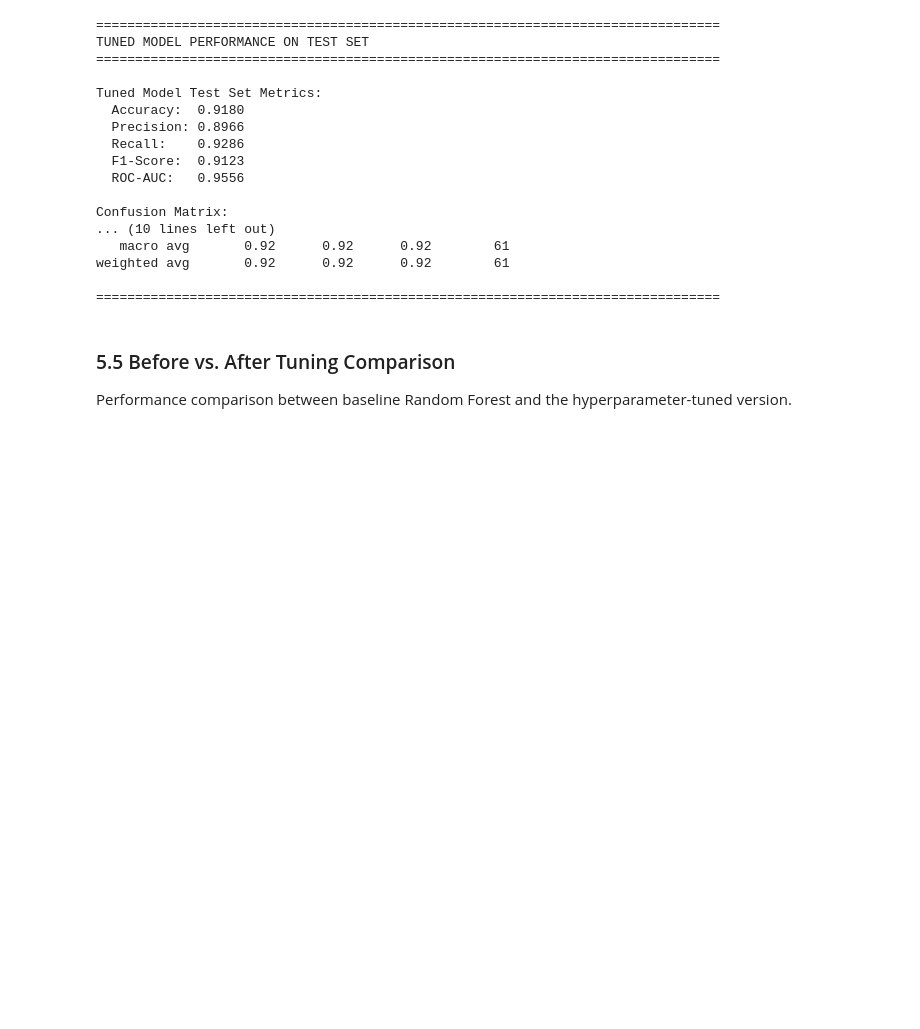
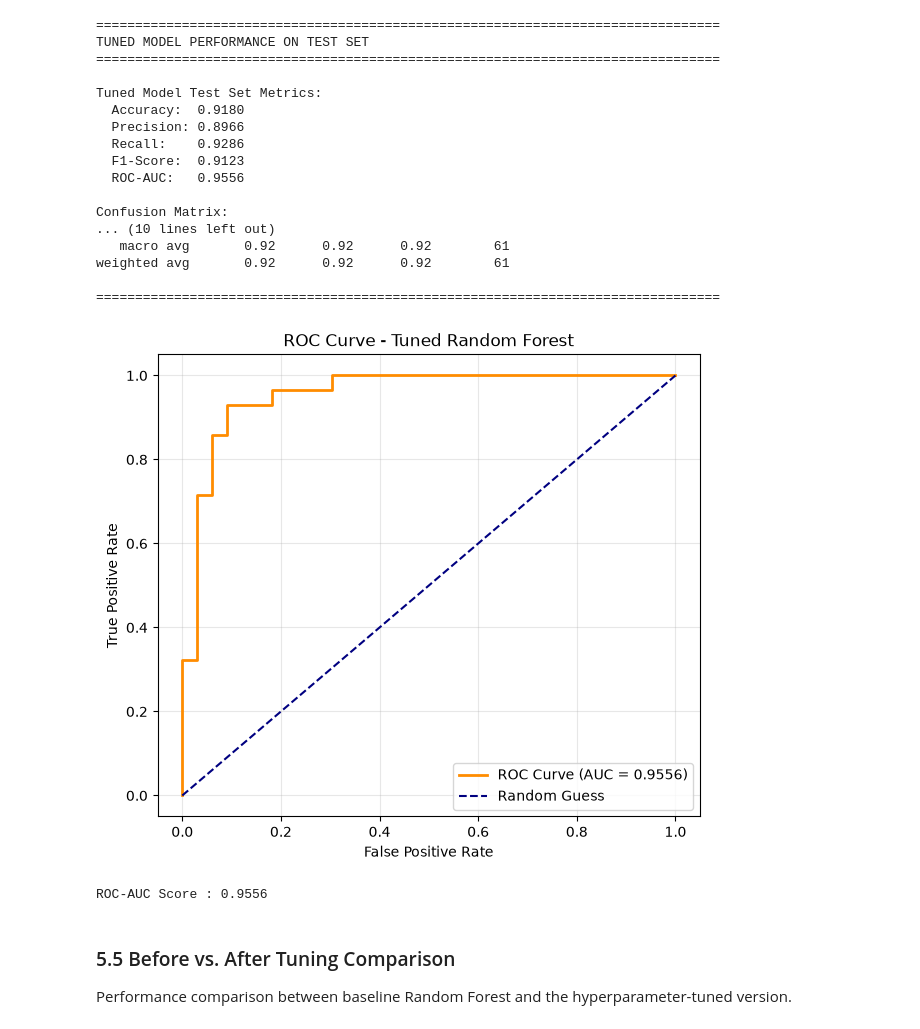
Before and after one commit to susmithachata96/heart-disease-mlops, a Jupyter notebook: notebooks/02_Model_Development.ipynb, the cells around one changed output. Drawn from its saved outputs; the diff is of its cells as text; code cells hidden in the pictures; blank space fills up the shorter version.

```diff
--- a/notebooks/02_Model_Development.ipynb
+++ b/notebooks/02_Model_Development.ipynb
@@ -1271,6 +1271,51 @@ Confusion Matrix:
 weighted avg       0.92      0.92      0.92        61
 
 ================================================================================
+# %%
+# ==========================================================
+# ROC CURVE - TUNED RANDOM FOREST MODEL
+# ==========================================================
+
+from sklearn.metrics import roc_curve, auc
+
+# Probability predictions
+y_prob = best_model_tuned.predict_proba(X_test_scaled)[:, 1]
+
+# Calculate ROC Curve
+fpr, tpr, thresholds = roc_curve(y_test, y_prob)
+roc_auc = auc(fpr, tpr)
+
+# Plot ROC Curve
+plt.figure(figsize=(7,6))
+
+plt.plot(
+    fpr,
+    tpr,
+    color="darkorange",
+    linewidth=2,
+    label=f"ROC Curve (AUC = {roc_auc:.4f})"
+)
+
+plt.plot(
+    [0,1],
+    [0,1],
+    linestyle="--",
+    color="navy",
+    label="Random Guess"
+)
+
+plt.xlabel("False Positive Rate")
+plt.ylabel("True Positive Rate")
+plt.title("ROC Curve - Tuned Random Forest")
+plt.legend(loc="lower right")
+plt.grid(alpha=0.3)
+
+plt.show()
+
+print(f"ROC-AUC Score : {roc_auc:.4f}")
+# %% [output]
+[figure, added]
+ROC-AUC Score : 0.9556
 # %% [markdown]
 ### 5.5 Before vs. After Tuning Comparison
 
```
Also changed, not shown: 2 other files.
